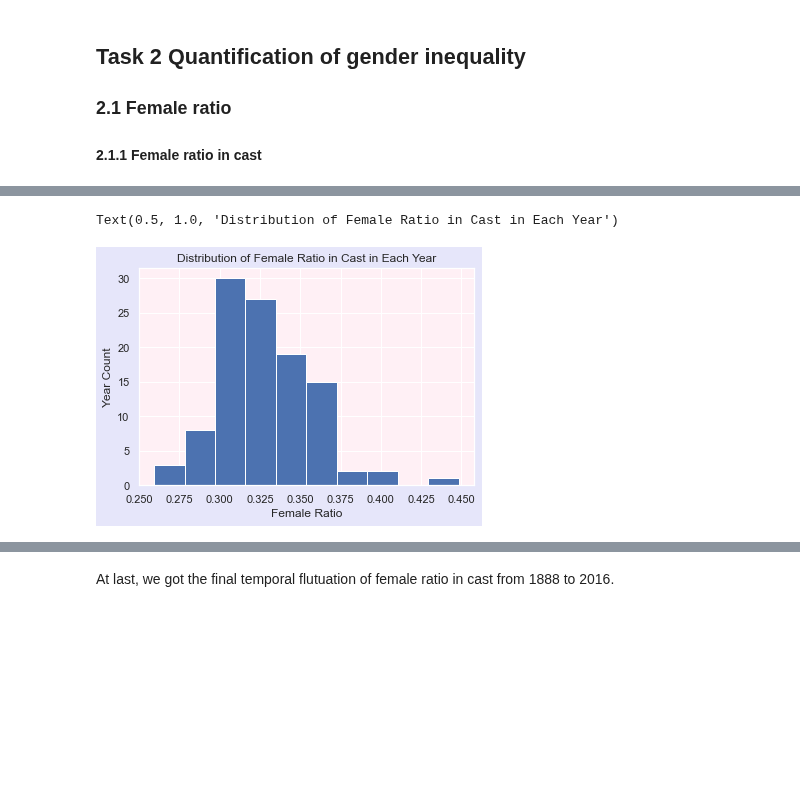
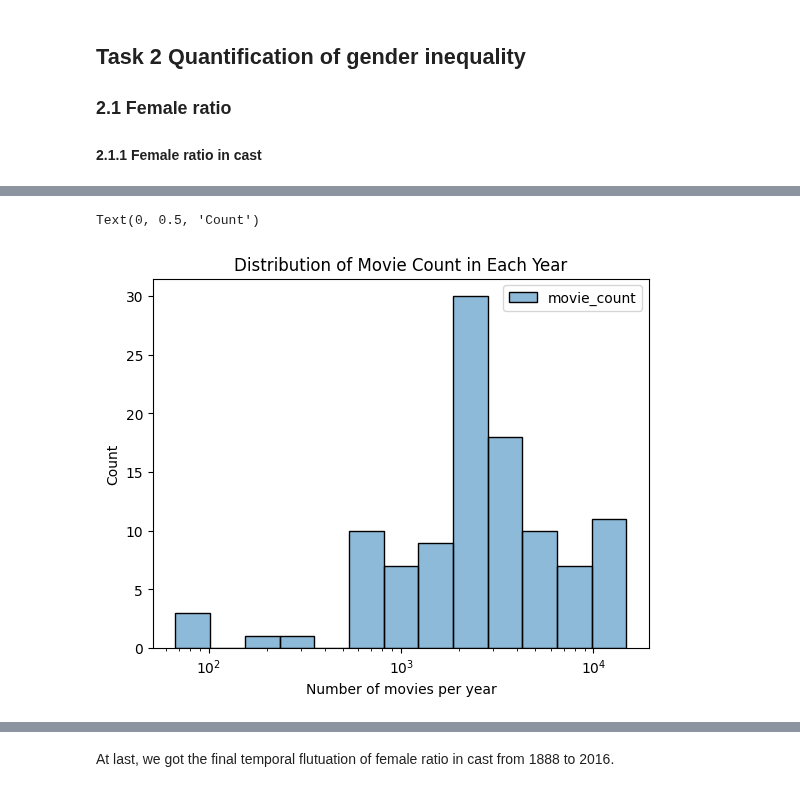
Before and after one commit to epfl-ada/ada-2022-project-yiyisoda, a Jupyter notebook: milestone_2.ipynb, the cells around one changed output, grey strips where cells are left out. Drawn from its saved outputs; the diff is of its cells as text; code cells hidden in the pictures; blank space fills up the shorter version.

```diff
--- a/milestone_2.ipynb
+++ b/milestone_2.ipynb
@@ -448,6 +454,12 @@ From the histogram, we can see that the ditribution is highly skewed. But after
 # %%
 # filter out years with extremely few movies
 year_movie_count = year_movie_count[year_movie_count['movie_count']>=50] # keep years with more than 50 movies
 year_list= year_movie_count['release_year'] # create a list containing selected years
 characters_by_year = characters_by_year[characters_by_year['release_year'].isin(year_list)]
+m = sns.histplot(year_movie_count, log_scale=True).set_title('Distribution of Movie Count in Each Year')
+plt.xlabel('Number of movies per year')
+plt.ylabel('Count')
+# %% [output]
+Text(0, 0.5, 'Count')
+[figure, added]
 # %%
@@ -461,8 +478,0 @@ female_ratio_by_year=female_ratio_by_year[['release_year','female_ratio']] # kee
-# %%
-female_ratio_by_year.hist()
-plt.xlabel('Female Ratio')
-plt.ylabel('Year Count')
-plt.title('Distribution of Female Ratio in Cast in Each Year')
-# %% [output]
-Text(0.5, 1.0, 'Distribution of Female Ratio in Cast in Each Year')
-[figure, removed]
```
Also changed, not shown: parts of 12 cells of this notebook.
